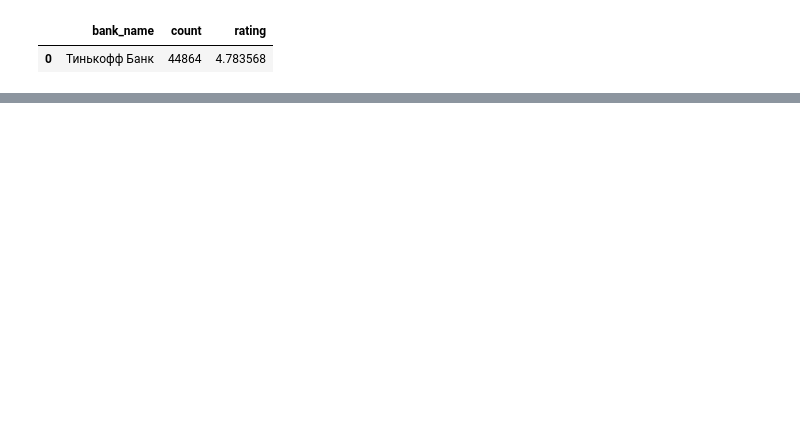
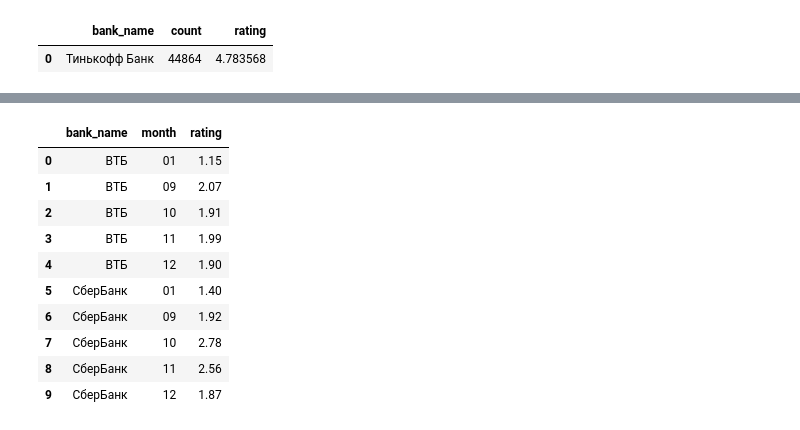
Before and after one commit to maykorablina/test-task-sber-ds-nlp, a Jupyter notebook: test_task.ipynb, the cells around one changed output, grey strips where cells are left out. Drawn from its saved outputs; the diff is of its cells as text; code cells hidden in the pictures; blank space fills up the shorter version.

```diff
--- a/test_task.ipynb
+++ b/test_task.ipynb
@@ -80,0 +82,18 @@ data
+# %%
+# data_to_graph = data[data['bank_name'].isin(top5_banks['bank_name'])].groupby(['bank_name', 'month']).mean()
+data_to_graph = data[['bank_name','month','rating']]
+data_to_graph = data_to_graph[data_to_graph['bank_name'].isin(top15_banks_by_count.head(5)['bank_name'])].groupby(['bank_name', 'month']).agg({'rating': 'mean'}).reset_index()
+data_to_graph['rating'] = data_to_graph['rating'].round(2)
+data_to_graph.head(10)
+# %% [output]
+|  | bank_name | month | rating |
+| 0 | ВТБ | 01 | 1.15 |
+| 1 | ВТБ | 09 | 2.07 |
+| 2 | ВТБ | 10 | 1.91 |
+| 3 | ВТБ | 11 | 1.99 |
+| 4 | ВТБ | 12 | 1.90 |
+| 5 | СберБанк | 01 | 1.40 |
+| 6 | СберБанк | 09 | 1.92 |
+| 7 | СберБанк | 10 | 2.78 |
+| 8 | СберБанк | 11 | 2.56 |
+| 9 | СберБанк | 12 | 1.87 |
```
Also changed, not shown: parts of 15 cells of this notebook.
